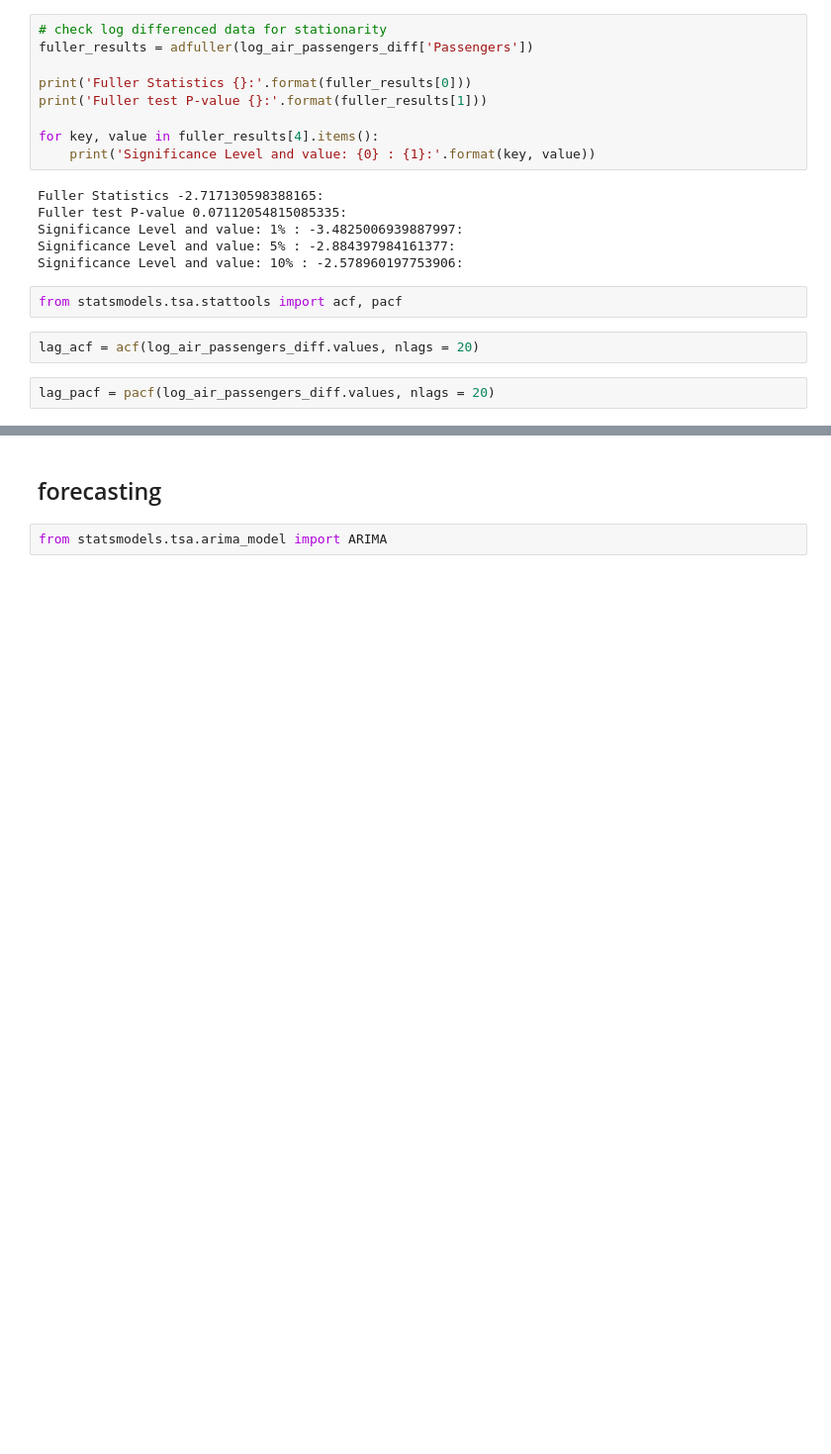
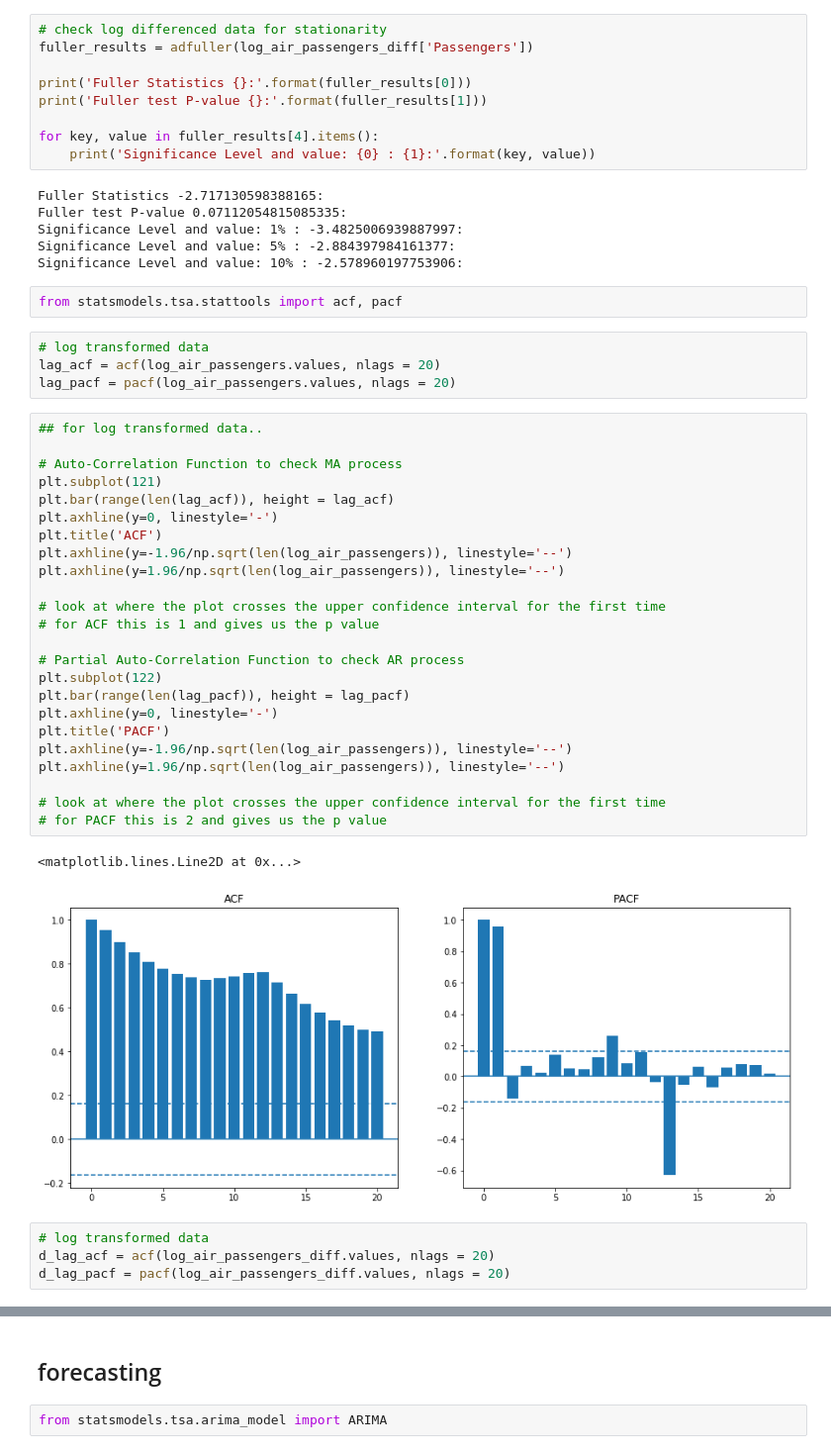
Before and after one commit to mkumar73/time-series, a Jupyter notebook: python/02.air_passenger_arima.ipynb, the cells around one changed output, grey strips where cells are left out. Shown at 99% size. Cells and saved outputs as stored; diff of their text form; blank space fills up the shorter version.

```diff
--- a/python/02.air_passenger_arima.ipynb
+++ b/python/02.air_passenger_arima.ipynb
@@ -125,8 +125,39 @@ Significance Level and value: 5% : -2.884397984161377:
 Significance Level and value: 10% : -2.578960197753906:
 # %%
 from statsmodels.tsa.stattools import acf, pacf
+# %%
+# log transformed data
+lag_acf = acf(log_air_passengers.values, nlags = 20)
+lag_pacf = pacf(log_air_passengers.values, nlags = 20)
+# %%
+## for log transformed data..
+
+# Auto-Correlation Function to check MA process
+plt.subplot(121)
+plt.bar(range(len(lag_acf)), height = lag_acf)
+plt.axhline(y=0, linestyle='-')
+plt.title('ACF')
+plt.axhline(y=-1.96/np.sqrt(len(log_air_passengers)), linestyle='--')
+plt.axhline(y=1.96/np.sqrt(len(log_air_passengers)), linestyle='--')
+
+# look at where the plot crosses the upper confidence interval for the first time
+# for ACF this is 1 and gives us the p value
+
+# Partial Auto-Correlation Function to check AR process
+plt.subplot(122)
+plt.bar(range(len(lag_pacf)), height = lag_pacf)
+plt.axhline(y=0, linestyle='-')
+plt.title('PACF')
+plt.axhline(y=-1.96/np.sqrt(len(log_air_passengers)), linestyle='--')
+plt.axhline(y=1.96/np.sqrt(len(log_air_passengers)), linestyle='--')
+
+# look at where the plot crosses the upper confidence interval for the first time
+# for PACF this is 2 and gives us the p value
+# %% [output]
+<matplotlib.lines.Line2D at 0x...>
+[figure, added]
 # %%
-lag_acf = acf(log_air_passengers_diff.values, nlags = 20)
+# log transformed data
+d_lag_acf = acf(log_air_passengers_diff.values, nlags = 20)
+d_lag_pacf = pacf(log_air_passengers_diff.values, nlags = 20)
-# %%
-lag_pacf = pacf(log_air_passengers_diff.values, nlags = 20)
 # %%
```
Also changed, not shown: parts of 3 cells of this notebook.
